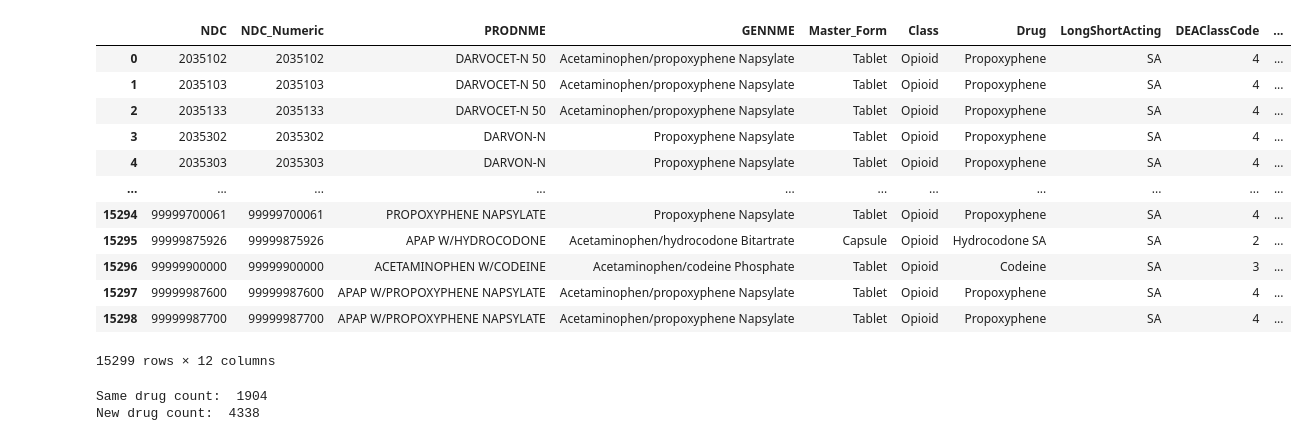
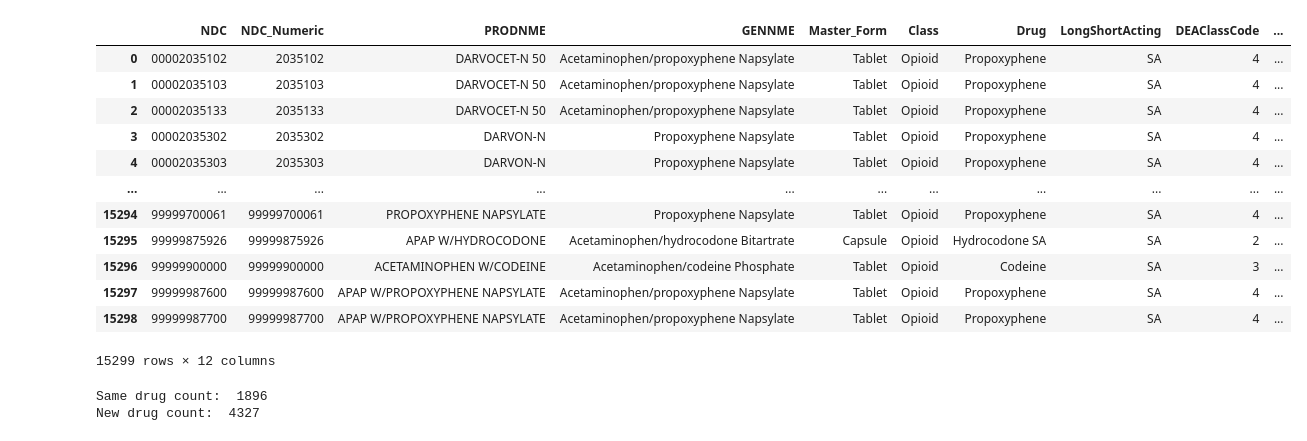
Before and after one commit to danielhmendoza01/Automatic_Code_Sets, a Jupyter notebook: NDC/Opioids/Opioid_Query.ipynb, the cells around one changed output. Cells and saved outputs as stored; diff of their text form; code cells hidden in the pictures.

```diff
--- a/NDC/Opioids/Opioid_Query.ipynb
+++ b/NDC/Opioids/Opioid_Query.ipynb
@@ -108,21 +110,20 @@ df_package
 # %%
-df_cdc = pd.read_excel("CDC_opioid NDC_oral MME conversion_update_2020.xlsx", sheet_name="Opioids")
+df_cdc = pd.read_excel("CDC_opioid NDC_oral MME conversion_update_2020.xlsx", sheet_name="Opioids", dtype='object')
+df_cdc
+# %% [output]
+|  | NDC | NDC_Numeric | PRODNME | GENNME | Master_Form | Class | Drug | LongShortActing | DEAClassCode | ... |
+| 0 | 00002035102 | 2035102 | DARVOCET-N 50 | Acetaminophen/propoxyphene Napsylate | Tablet | Opioid | Propoxyphene | SA | 4 | ... |
+| 1 | 00002035103 | 2035103 | DARVOCET-N 50 | Acetaminophen/propoxyphene Napsylate | Tablet | Opioid | Propoxyphene | SA | 4 | ... |
+| 2 | 00002035133 | 2035133 | DARVOCET-N 50 | Acetaminophen/propoxyphene Napsylate | Tablet | Opioid | Propoxyphene | SA | 4 | ... |
+| 3 | 00002035302 | 2035302 | DARVON-N | Propoxyphene Napsylate | Tablet | Opioid | Propoxyphene | SA | 4 | ... |
+| 4 | 00002035303 | 2035303 | DARVON-N | Propoxyphene Napsylate | Tablet | Opioid | Propoxyphene | SA | 4 | ... |
+| ... | ... | ... | ... | ... | ... | ... | ... | ... | ... | ... |
+| 15294 | 99999700061 | 99999700061 | PROPOXYPHENE NAPSYLATE | Propoxyphene Napsylate | Tablet | Opioid | Propoxyphene | SA | 4 | ... |
+| 15295 | 99999875926 | 99999875926 | APAP W/HYDROCODONE | Acetaminophen/hydrocodone Bitartrate | Capsule | Opioid | Hydrocodone SA | SA | 2 | ... |
+| 15296 | 99999900000 | 99999900000 | ACETAMINOPHEN W/CODEINE | Acetaminophen/codeine Phosphate | Tablet | Opioid | Codeine | SA | 3 | ... |
+| 15297 | 99999987600 | 99999987600 | APAP W/PROPOXYPHENE NAPSYLATE | Acetaminophen/propoxyphene Napsylate | Tablet | Opioid | Propoxyphene | SA | 4 | ... |
+| 15298 | 99999987700 | 99999987700 | APAP W/PROPOXYPHENE NAPSYLATE | Acetaminophen/propoxyphene Napsylate | Tablet | Opioid | Propoxyphene | SA | 4 | ... |
+15299 rows × 12 columns
-# %%
-df_cdc
-# %% [output]
-|  | NDC | NDC_Numeric | PRODNME | GENNME | Master_Form | Class | Drug | LongShortActing | DEAClassCode | ... |
-| 0 | 2035102 | 2035102 | DARVOCET-N 50 | Acetaminophen/propoxyphene Napsylate | Tablet | Opioid | Propoxyphene | SA | 4 | ... |
-| 1 | 2035103 | 2035103 | DARVOCET-N 50 | Acetaminophen/propoxyphene Napsylate | Tablet | Opioid | Propoxyphene | SA | 4 | ... |
-| 2 | 2035133 | 2035133 | DARVOCET-N 50 | Acetaminophen/propoxyphene Napsylate | Tablet | Opioid | Propoxyphene | SA | 4 | ... |
-| 3 | 2035302 | 2035302 | DARVON-N | Propoxyphene Napsylate | Tablet | Opioid | Propoxyphene | SA | 4 | ... |
-| 4 | 2035303 | 2035303 | DARVON-N | Propoxyphene Napsylate | Tablet | Opioid | Propoxyphene | SA | 4 | ... |
-| ... | ... | ... | ... | ... | ... | ... | ... | ... | ... | ... |
-| 15294 | 99999700061 | 99999700061 | PROPOXYPHENE NAPSYLATE | Propoxyphene Napsylate | Tablet | Opioid | Propoxyphene | SA | 4 | ... |
-| 15295 | 99999875926 | 99999875926 | APAP W/HYDROCODONE | Acetaminophen/hydrocodone Bitartrate | Capsule | Opioid | Hydrocodone SA | SA | 2 | ... |
-| 15296 | 99999900000 | 99999900000 | ACETAMINOPHEN W/CODEINE | Acetaminophen/codeine Phosphate | Tablet | Opioid | Codeine | SA | 3 | ... |
-| 15297 | 99999987600 | 99999987600 | APAP W/PROPOXYPHENE NAPSYLATE | Acetaminophen/propoxyphene Napsylate | Tablet | Opioid | Propoxyphene | SA | 4 | ... |
-| 15298 | 99999987700 | 99999987700 | APAP W/PROPOXYPHENE NAPSYLATE | Acetaminophen/propoxyphene Napsylate | Tablet | Opioid | Propoxyphene | SA | 4 | ... |
-15299 rows × 12 columns
 # %%
 #Identify new drugs found
 same_drug_count = 0
@@ -131,8 +132,7 @@ drug_not_found_count = 0
 same_drug = pd.DataFrame()
 new_drug = pd.DataFrame()
 for code in df_package['package_ndc']:
-    drug_name = df_package['description'].where(df_package['package_ndc'] == code).dropna().values[0]
-    if df_cdc.isin([int(code)]).any().any() == True:
+    if df_cdc.isin([str(code)]).any().any() == True:
         same_drug_count += 1
         same_drug = pd.concat([same_drug, df_package.loc[df_package['package_ndc']==code]]).reset_index(drop=True)
     else:
@@ -141,5 +141,5 @@ for code in df_package['package_ndc']:
 print('Same drug count: ', same_drug_count)
 print('New drug count: ', new_drug_count)
 # %% [output]
-Same drug count:  1904
-New drug count:  4338
+Same drug count:  1896
+New drug count:  4327
```
Also changed, not shown: parts of 7 cells of this notebook, 11 other files.
